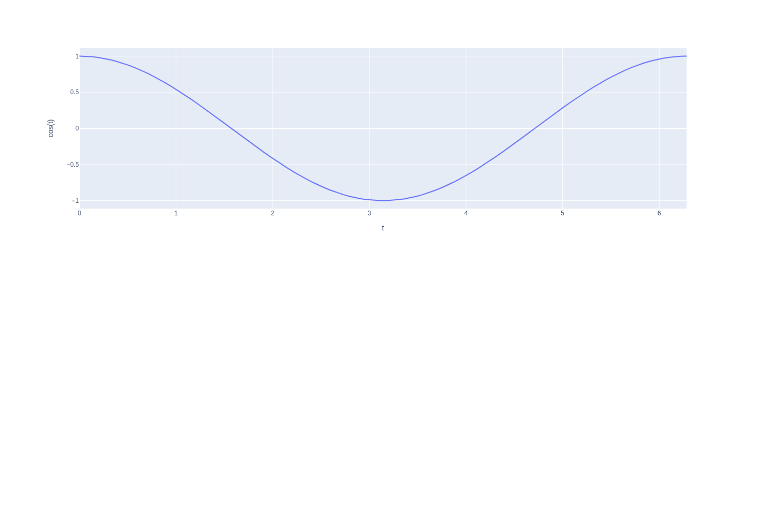
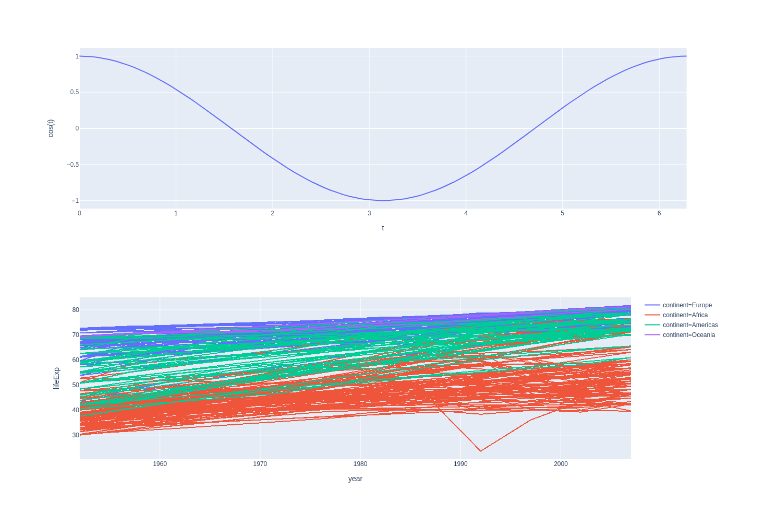
Before and after one commit to arthur-yatsun/machine_learning, a Jupyter notebook: data_visualization/plotly/basic_charts/02_line_plots.ipynb, the cells around one changed output. Saved outputs shown, nothing was run; the diff lists cells and outputs as text; code cells hidden in the pictures; blank space fills up the shorter version.

Commit message:
data_visualization plotly line_plots 01

```diff
--- a/data_visualization/plotly/basic_charts/02_line_plots.ipynb
+++ b/data_visualization/plotly/basic_charts/02_line_plots.ipynb
@@ -9,3 +10,9 @@ fig
 # %% [output]
 [interactive output not drawn]
 [figure]
+# %%
+df = px.data.gapminder().query("continent != 'Asia'")
+fig = px.line(df, x='year', y='lifeExp', color='continent', hover_name='country')
+fig
+# %% [output]
+[figure, added]
```
Also changed, not shown: parts of 4 cells of this notebook.
